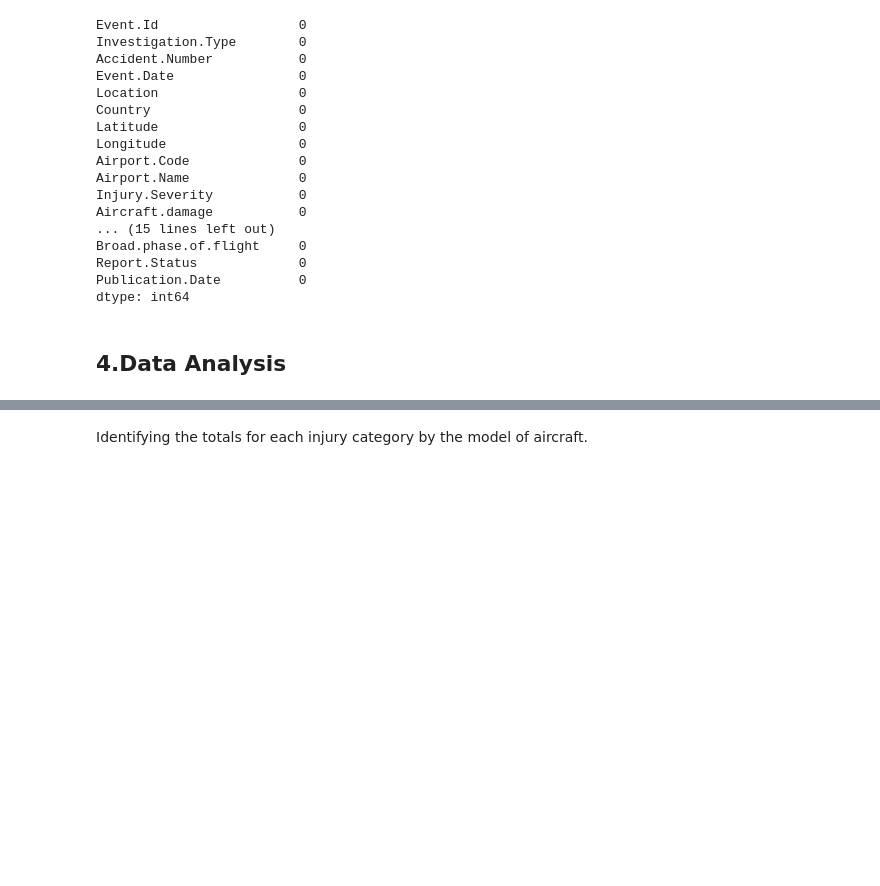
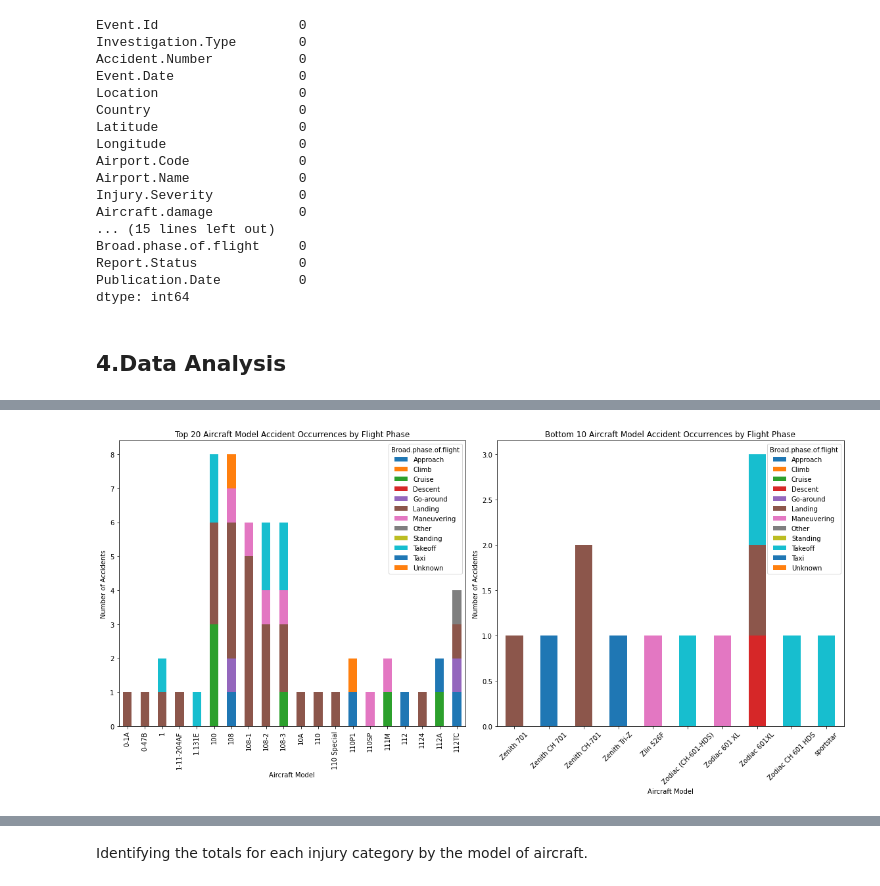
Before and after one commit to Mau-Wambugu/Aircraft-Accidents-Analysis-, a Jupyter notebook: Aviation-Accidents-Analysis.ipynb, the cells around one changed output, grey strips where cells are left out. Cells and saved outputs as stored; diff of their text form; code cells hidden in the pictures; blank space fills up the shorter version.

```diff
--- a/Aviation-Accidents-Analysis.ipynb
+++ b/Aviation-Accidents-Analysis.ipynb
@@ -325,0 +364,27 @@ ax2.set_title("Last 5 Broad phase of flight by number of accidents");
+# %%
+filtered_df = new_df[new_df['Broad.phase.of.flight'] != 'missing']#filtering the data to exclude values denoted by missing
+grouped_data=filtered_df.groupby('Model')['Broad.phase.of.flight'].value_counts().unstack().fillna(0).head(20)#grouping accident occurrence for each model by  flight phase
+Bottom_10_models=filtered_df.groupby('Model')['Broad.phase.of.flight'].value_counts().unstack().fillna(0).tail(10)
+# Plotting
+fig, (ax1, ax2) = plt.subplots(ncols=2, figsize=(16, 8))
+
+grouped_data.plot(kind='bar', stacked=True, ax=ax1)
+Bottom_10_models.plot(kind='bar', stacked=True, ax=ax2)
+
+# Customize appearance
+ax1.tick_params(axis="x", labelrotation=90)
+ax2.tick_params(axis="x", labelrotation=45)
+ax1.set_title('Top 20 Aircraft Model Accident Occurrences by Flight Phase')
+ax2.set_title('Bottom 10 Aircraft Model Accident Occurrences by Flight Phase')
+ax1.set_ylabel('Number of Accidents')
+ax2.set_ylabel('Number of Accidents')
+ax1.set_xlabel("Aircraft Model")
+ax2.set_xlabel("Aircraft Model")
+
+# keep legend inside the plot
+ax.legend(title='Broad Phase of Flight', bbox_to_anchor=(1.05, 1), loc='upper left')
+
+plt.tight_layout()  # Adjust layout to fit everything properly
+plt.show()
+# %% [output]
+[figure, added]
```
Also changed, not shown: parts of 22 cells of this notebook, 15 other files.
